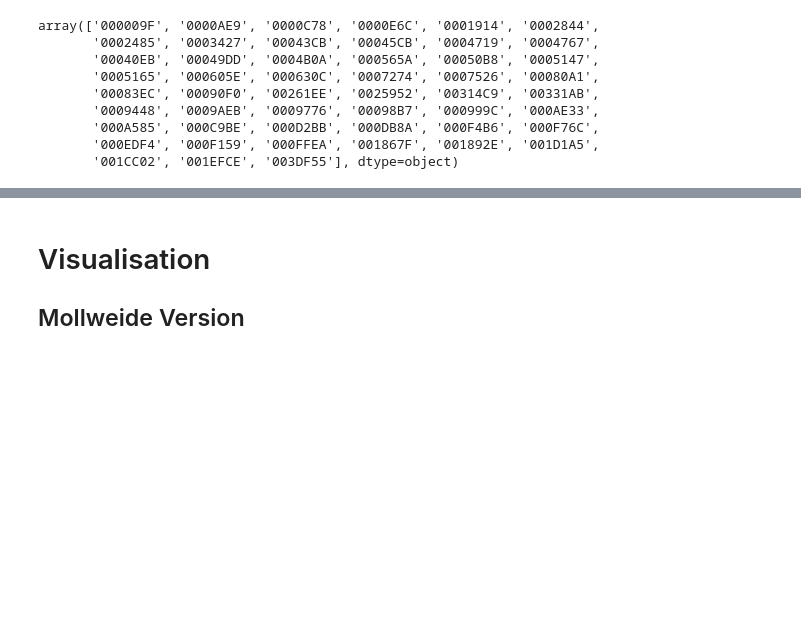
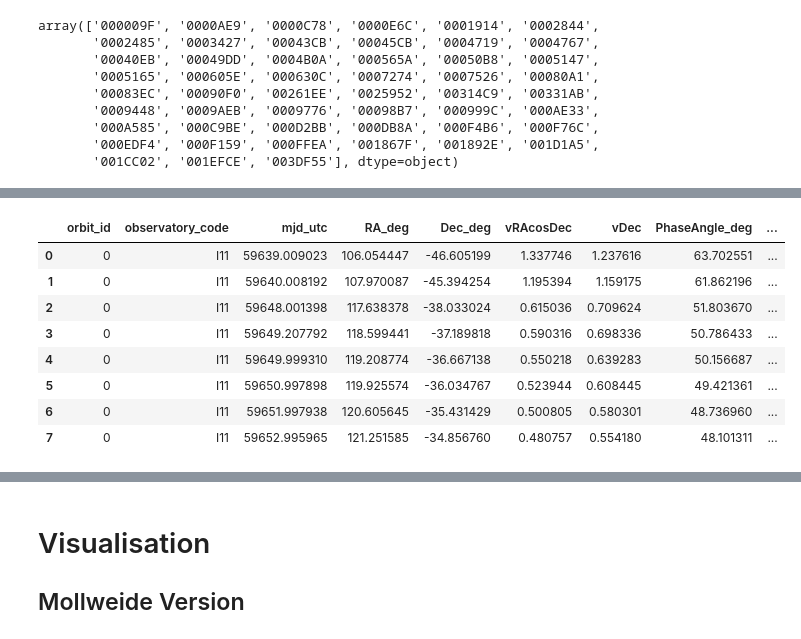
Before and after one commit to dirac-institute/hybrid_sso_catalogue, a Jupyter notebook: lsst_detection_probability/Predict misses.ipynb, the cells around one changed output, grey strips where cells are left out. Saved outputs shown, nothing was run; the diff lists cells and outputs as text; code cells hidden in the pictures; blank space fills up the shorter version.

```diff
--- a/lsst_detection_probability/Predict misses.ipynb
+++ b/lsst_detection_probability/Predict misses.ipynb
@@ -205,0 +275,7 @@ interactive(children=(IntSlider(value=0, continuous_update=False, description='n
+# %%
+item = s3m_cart[s3m_cart["hex_id"] == "001867F"]
+# item = hybrid_cart[hybrid_cart["hex_id"] == "001867F"]
+
+orbits = np.atleast_2d(np.concatenate(([item["x"], item["y"], item["z"]],
+                                       [item["vx"], item["vy"], item["vz"]]))).T
+t0 = np.atleast_1d(item["t_0"])
@@ -205,0 +284,18 @@ interactive(children=(IntSlider(value=0, continuous_update=False, description='n
+# %%
+orbits_class = thor.Orbits(orbits=orbits, epochs=Time(t0, format="mjd"))
+# %%
+from thor.constants import Constants
+from thor.backend import PYOORB
+backend = PYOORB()
+# %%
+backend.generateEphemeris(orbits=orbits_class, observers = {"I11": Time(first_visit_times, format="mjd")})
+# %% [output]
+|  | orbit_id | observatory_code | mjd_utc | RA_deg | Dec_deg | vRAcosDec | vDec | PhaseAngle_deg | ... |
+| 0 | 0 | I11 | 59639.009023 | 106.054447 | -46.605199 | 1.337746 | 1.237616 | 63.702551 | ... |
+| 1 | 0 | I11 | 59640.008192 | 107.970087 | -45.394254 | 1.195394 | 1.159175 | 61.862196 | ... |
+| 2 | 0 | I11 | 59648.001398 | 117.638378 | -38.033024 | 0.615036 | 0.709624 | 51.803670 | ... |
+| 3 | 0 | I11 | 59649.207792 | 118.599441 | -37.189818 | 0.590316 | 0.698336 | 50.786433 | ... |
+| 4 | 0 | I11 | 59649.999310 | 119.208774 | -36.667138 | 0.550218 | 0.639283 | 50.156687 | ... |
+| 5 | 0 | I11 | 59650.997898 | 119.925574 | -36.034767 | 0.523944 | 0.608445 | 49.421361 | ... |
+| 6 | 0 | I11 | 59651.997938 | 120.605645 | -35.431429 | 0.500805 | 0.580301 | 48.736960 | ... |
+| 7 | 0 | I11 | 59652.995965 | 121.251585 | -34.856760 | 0.480757 | 0.554180 | 48.101311 | ... |
```
Also changed, not shown: parts of 20 cells of this notebook, 1 other file.
